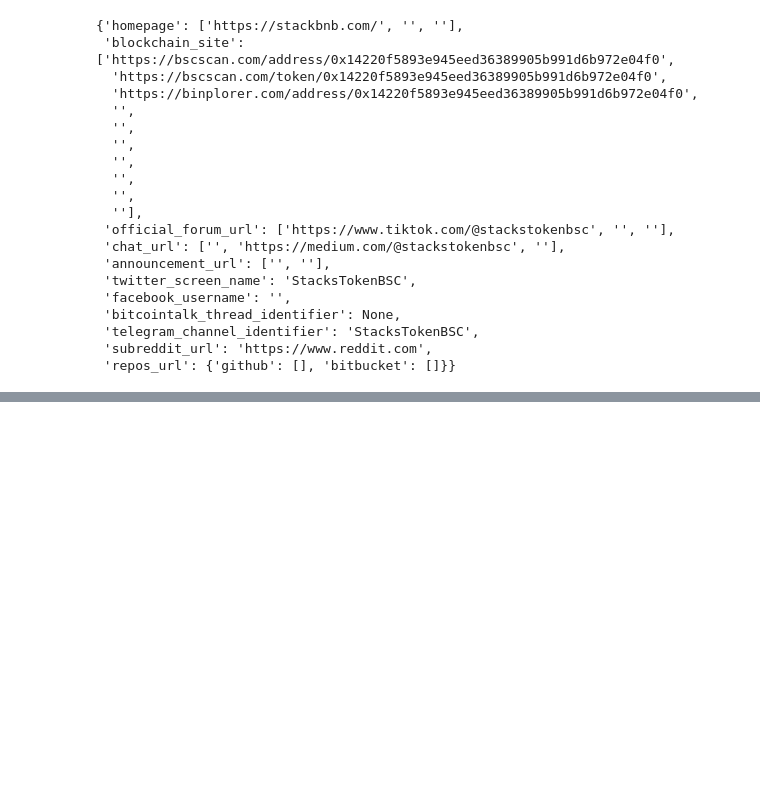
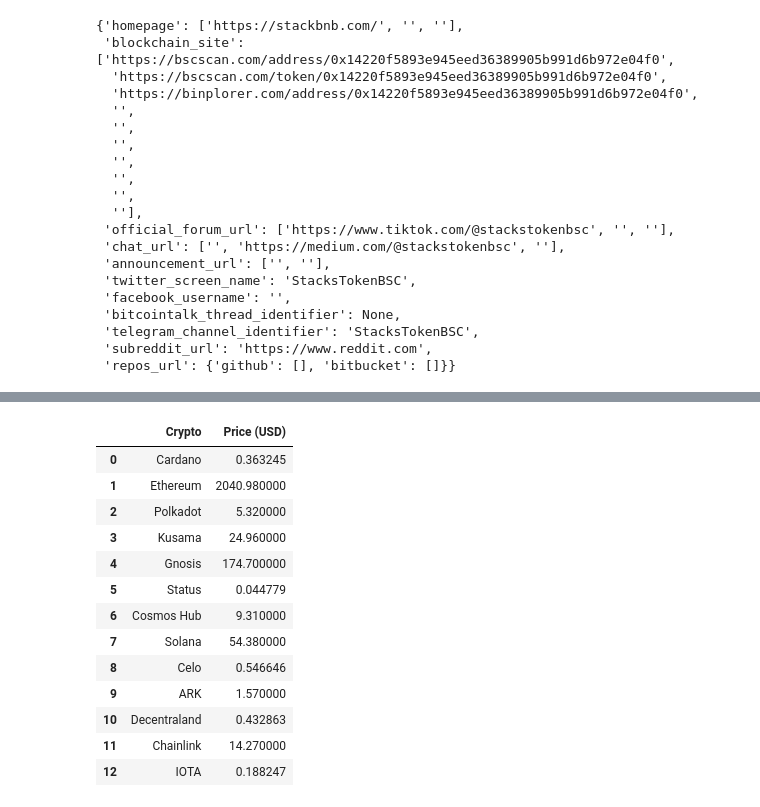
Before and after one commit to nicolas-angarita/crypto, a Jupyter notebook: acquire_scratch.ipynb, the cells around one changed output, grey strips where cells are left out. Cells and saved outputs as stored; diff of their text form; code cells hidden in the pictures; blank space fills up the shorter version.

```diff
--- a/acquire.ipynb
+++ b/acquire_scratch.ipynb
@@ -633,0 +575,35 @@ df[df['max_supply'].isna()]
+# %%
+prices = {}
+
+for crypto in cryptos:
+
+    url = f'https://api.coingecko.com/api/v3/coins/{crypto}'
+
+    # Make a GET request to the API
+    response = requests.get(url)
+
+    if response.status_code == 200:
+        data = response.json()
+
+        name = data.get('name')
+        price = data.get('market_data').get('current_price').get('usd')
+
+        prices[name] = price
+        time.sleep(5)
+
+pd.DataFrame(prices.items(), columns=['Crypto', 'Price (USD)'])
+# %% [output]
+|  | Crypto | Price (USD) |
+| 0 | Cardano | 0.363245 |
+| 1 | Ethereum | 2040.980000 |
+| 2 | Polkadot | 5.320000 |
+| 3 | Kusama | 24.960000 |
+| 4 | Gnosis | 174.700000 |
+| 5 | Status | 0.044779 |
+| 6 | Cosmos Hub | 9.310000 |
+| 7 | Solana | 54.380000 |
+| 8 | Celo | 0.546646 |
+| 9 | ARK | 1.570000 |
+| 10 | Decentraland | 0.432863 |
+| 11 | Chainlink | 14.270000 |
+| 12 | IOTA | 0.188247 |
```
Also changed, not shown: parts of 21 cells of this notebook, 3 other files.
